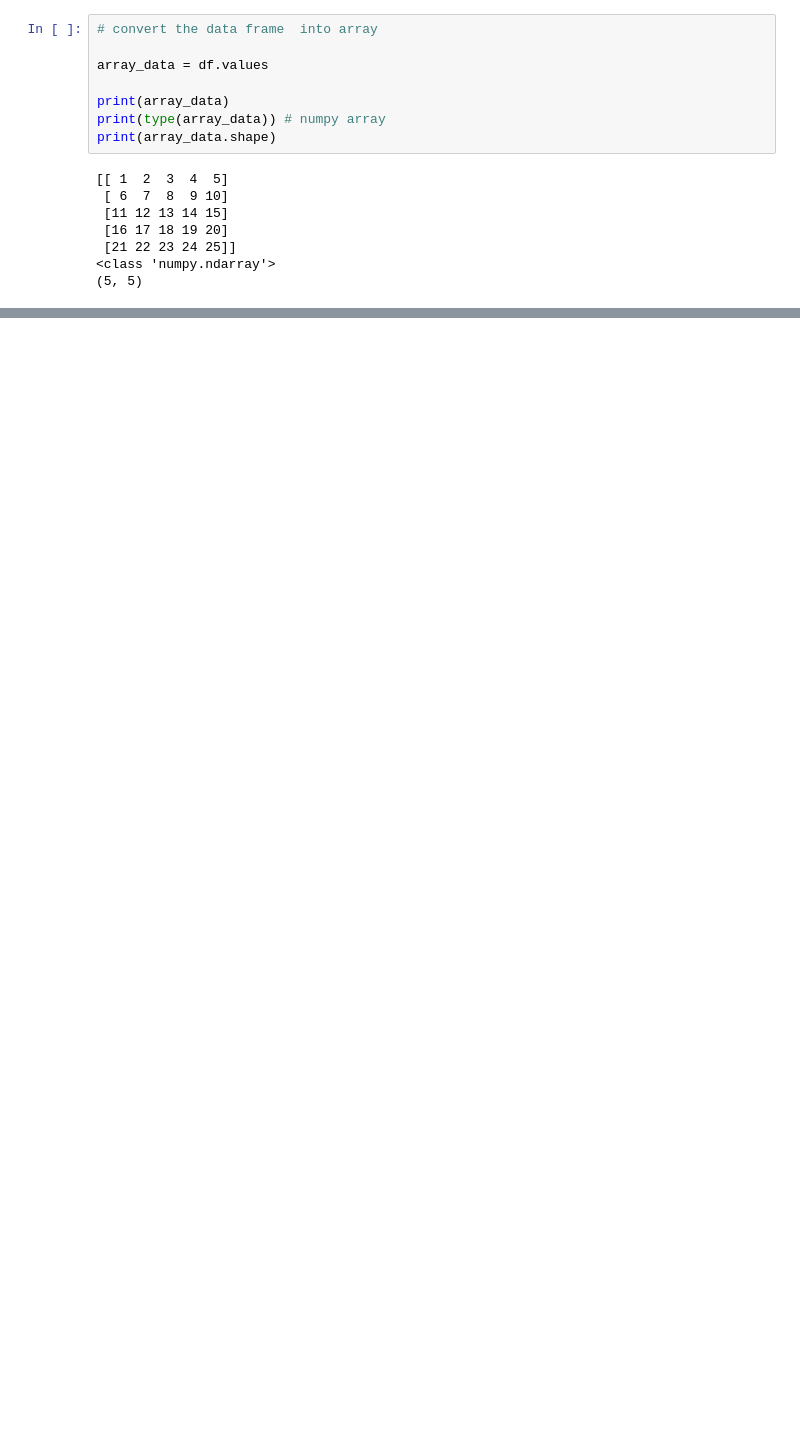
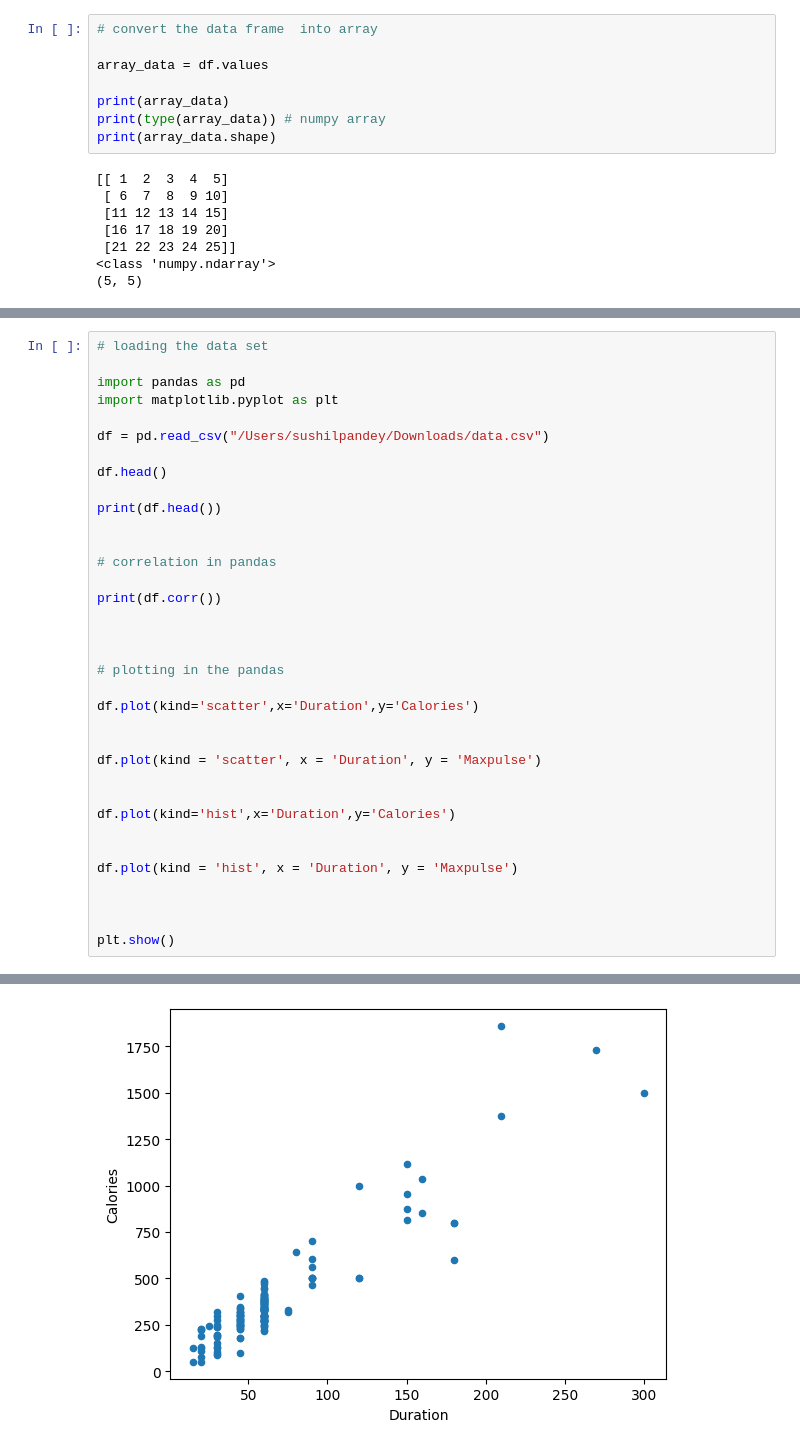
Before and after one commit to codERSunny812/python-learning, a Jupyter notebook: pyLibraries/pandas_basic.ipynb, the cells around one changed output, grey strips where cells are left out. Drawn from its saved outputs; the diff is of its cells as text; blank space fills up the shorter version.

Commit message:
learned pandas , seaborn and matplotlib

```diff
--- a/pyLibraries/pandas_basic.ipynb
+++ b/pyLibraries/pandas_basic.ipynb
@@ -77,0 +168,36 @@ print(new_arr2)
+# %%
+# loading the data set
+
+import pandas as pd
+import matplotlib.pyplot as plt
+
+df = pd.read_csv("/Users/sushilpandey/Downloads/data.csv")
+
+df.head()
+
+print(df.head())
+
+
+# correlation in pandas
+
+print(df.corr())
+
+
+
+# plotting in the pandas
+
+df.plot(kind='scatter',x='Duration',y='Calories')
+
+
+df.plot(kind = 'scatter', x = 'Duration', y = 'Maxpulse')
+
+
+df.plot(kind='hist',x='Duration',y='Calories')
+
+
+df.plot(kind = 'hist', x = 'Duration', y = 'Maxpulse')
+
+
+
+plt.show()
+# %% [output]
@@ -77,0 +215 @@ print(new_arr2)
+[figure, added]
```
Also changed, not shown: parts of 11 cells of this notebook, 6 other files.
